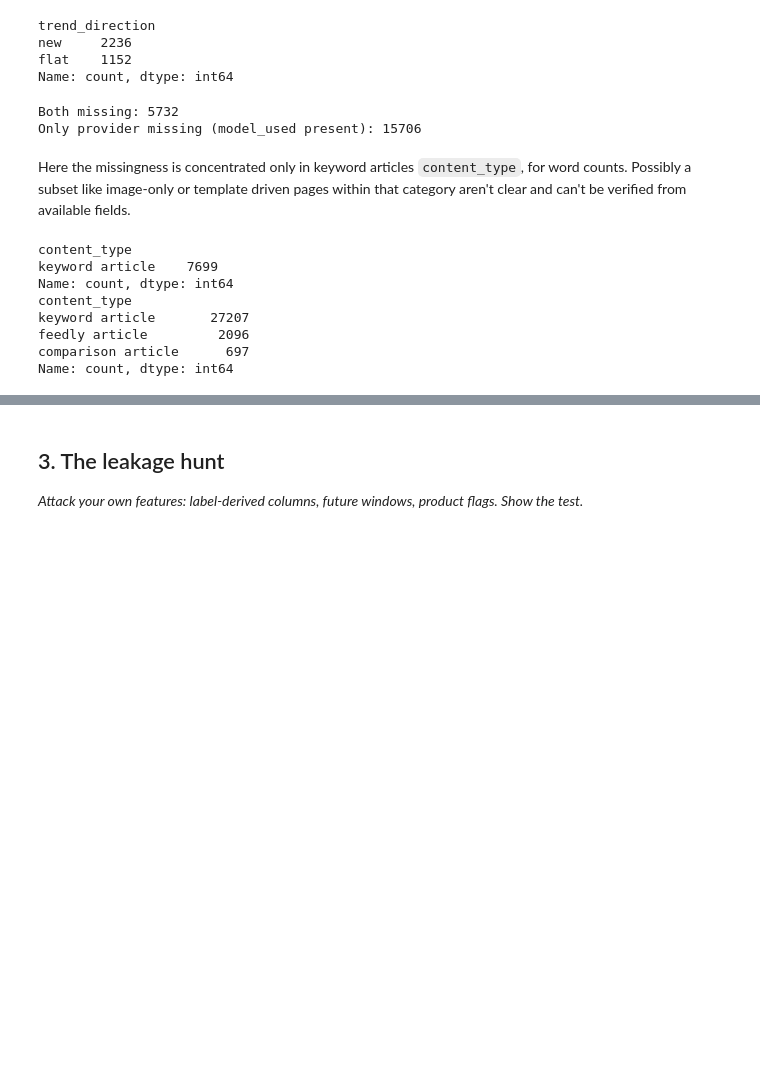
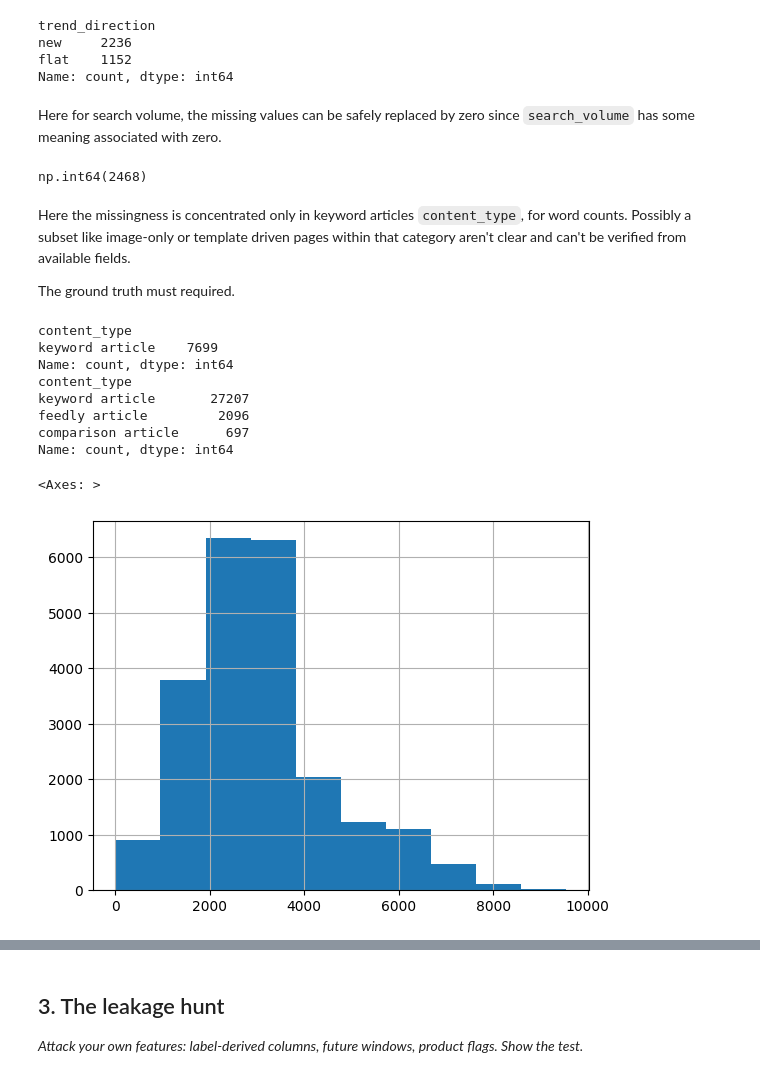
Before and after one commit to Hadeed07/FlyRank-ML, a Jupyter notebook: work/notebooks/w03_feature_leakage_check.ipynb, the cells around one changed output, grey strips where cells are left out. Drawn from its saved outputs; the diff is of its cells as text; code cells hidden in the pictures; blank space fills up the shorter version.

```diff
--- a/work/notebooks/w03_feature_leakage_check.ipynb
+++ b/work/notebooks/w03_feature_leakage_check.ipynb
@@ -123,16 +117,16 @@ trend_direction
 new     2236
 flat    1152
 Name: count, dtype: int64
-# %%
-both_missing = df['provider_used'].isnull() & df['model_used'].isnull()
-only_provider_missing = df['provider_used'].isnull() & df['model_used'].notnull()
-print("Both missing:", both_missing.sum())
-print("Only provider missing (model_used present):", only_provider_missing.sum())
-# %% [output]
-Both missing: 5732
-Only provider missing (model_used present): 15706
+# %% [markdown]
+Here for search volume, the missing values can be safely replaced by zero since `search_volume` has some meaning associated with zero.
+# %%
+df['search_volume'].isna().sum()
+# %% [output]
+np.int64(2468)
 # %% [markdown]
 Here the missingness is concentrated only in keyword articles `content_type`, for word counts. Possibly a subset like image-only or template driven pages within that category aren't clear and can't be verified from available fields.
+
+The ground truth must required.
 # %%
 print(df[df['word_count'].isnull()]['content_type'].value_counts())
 print(df['content_type'].value_counts())  # compare against the full distribution
@@ -145,3 +139,8 @@ keyword article       27207
 feedly article         2096
 comparison article      697
 Name: count, dtype: int64
+# %%
+df['word_count'].hist()
+# %% [output]
+<Axes: >
+[figure, added]
```
Also changed, not shown: parts of 12 cells of this notebook.
